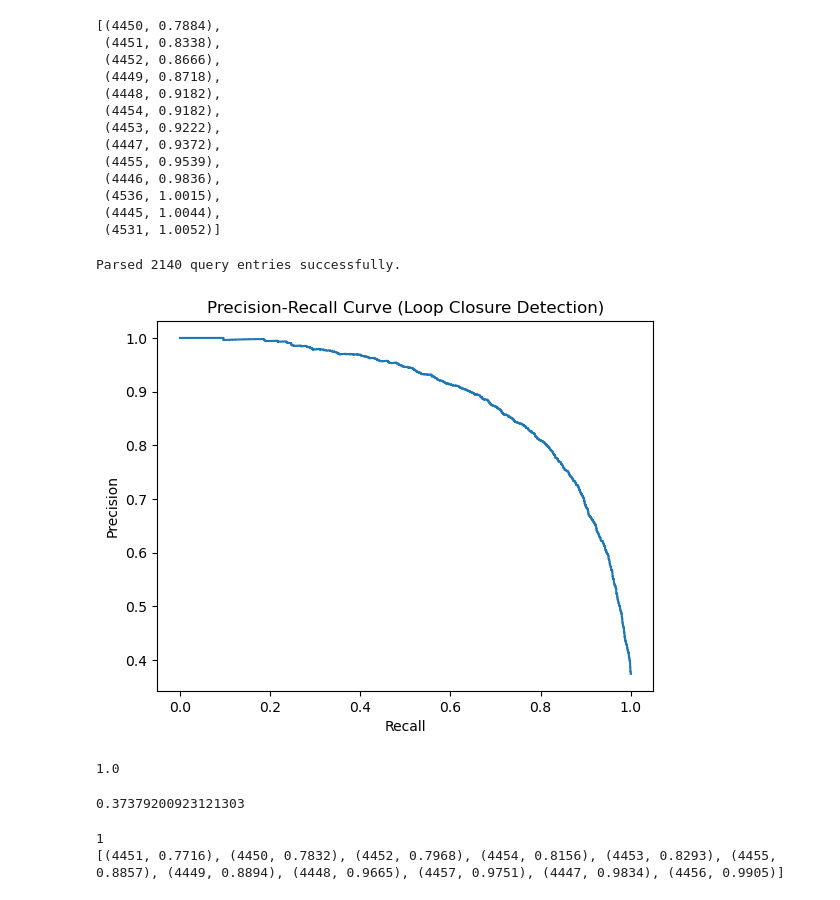
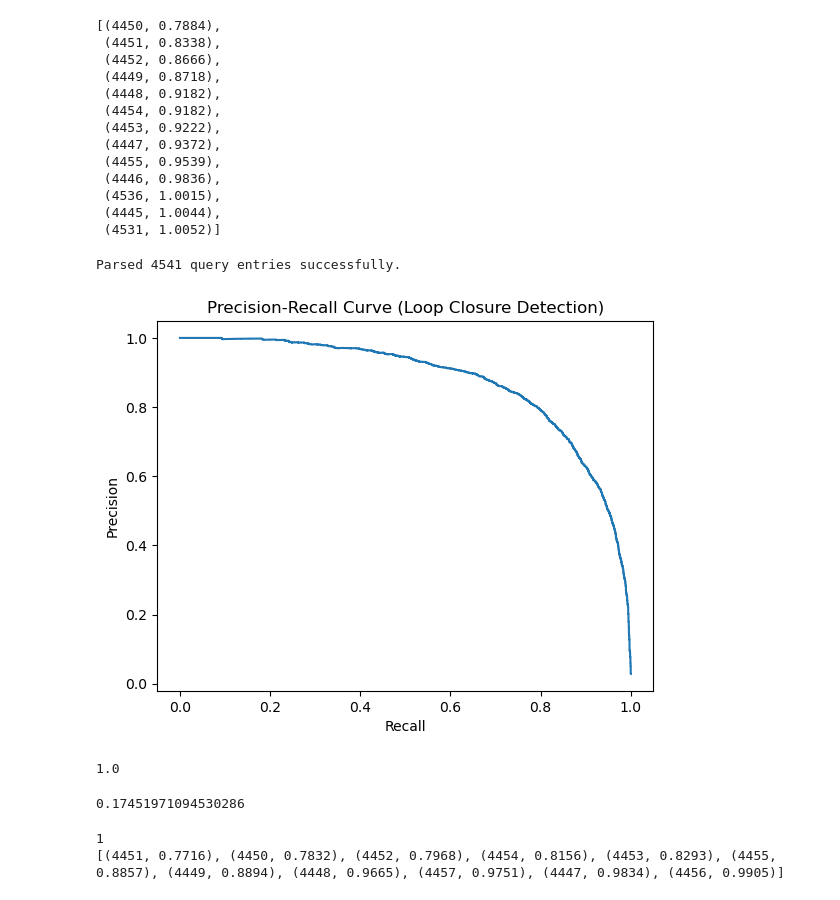
Before and after one commit to enguang2/netvlad, a Jupyter notebook: LCD_KITTI_ground_truth.ipynb, the cells around one changed output. Drawn from its saved outputs; the diff is of its cells as text; code cells hidden in the pictures.

```diff
--- a/LCD_KITTI_ground_truth.ipynb
+++ b/LCD_KITTI_ground_truth.ipynb
@@ -265,6 +266,7 @@ def parse_netvlad_results(file_path, exclusion_range=100):
 # %%
 #Let's check the result for image 0, check netvlad_result.txt for validation
 
-netvlad_results = parse_netvlad_results('./netvlad_result_faiss.txt')
+netvlad_results = parse_netvlad_results('./netvlad_result_faiss_large.txt')
+# netvlad_results = parse_netvlad_results('./netvlad_result_faiss.txt')
 # netvlad_results = parse_netvlad_results('./netvlad_result.txt')
 # %% [output]
@@ -482,17 +513,21 @@ netvlad_results[0]
  (4445, 1.0044),
  (4531, 1.0052)]
 # %%
+# netvlad result parser and groundtruth parser defined above
+netvlad_results_file = './netvlad_result_faiss_complete.txt'
+ground_truth_file = './loop_closures_ground_truth.txt'
+
 netvlad_results = parse_netvlad_results(netvlad_results_file)
 ground_truth = parse_ground_truth(ground_truth_file)
 
 # Flatten the data into arrays for sklearn
 y_true, y_score = prepare_labels_and_scores(netvlad_results, ground_truth)
 
 # Plot precision-recall
 precision, recall, thresholds = plot_precision_recall(y_true, y_score)
 # %% [output]
-Parsed 2140 query entries successfully.
+Parsed 4541 query entries successfully.
-[figure, old version]
+[figure, new version]
 # %%
 recall[0]
 # %% [output]
@@ -500,7 +535,7 @@ recall[0]
 # %%
 precision[0]
 # %% [output]
-0.37379200923121303
+0.17451971094530286
 # %%
 for query_id, candidates in netvlad_results.items():
         # If there's no ground truth for this query, skip it
```
Also changed, not shown: parts of 6 cells of this notebook, 2 other files.
